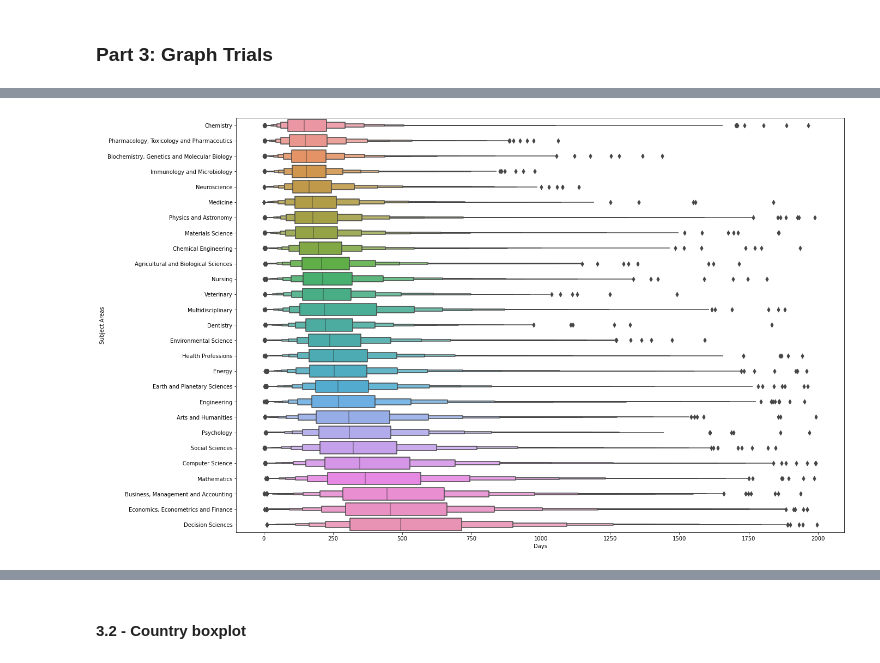
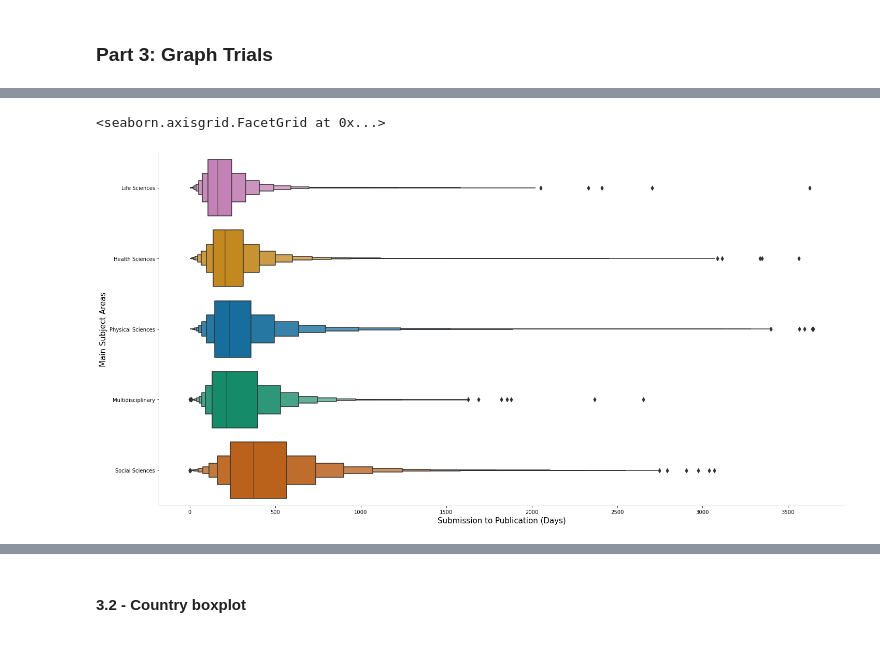
Before and after one commit to Oz-like-the-Wizard/Investigating-the-delay-times-in-academic-publishing, a Jupyter notebook: part8b_main_analysis.ipynb, the cells around one changed output, grey strips where cells are left out. Cells and saved outputs as stored; diff of their text form; code cells hidden in the pictures.

```diff
--- a/part8b_main_analysis.ipynb
+++ b/part8b_main_analysis.ipynb
@@ -506,7 +509,7 @@ len(q1_date_df[q1_date_df.time_delta > timedelta(days = 3650)])
 # %% [output]
 59
 # %%
-q1_date_df = q1_date_df[q1_date_df.time_delta < timedelta(days = 3650)]
+q1_date_df = q1_date_df[q1_date_df.time_delta < 3650]
 # %% [markdown]
 ### Part 3: Graph Trials
 # %% [markdown]
@@ -513,0 +545,9 @@ q1_date_df = q1_date_df[q1_date_df.time_delta < timedelta(days = 3650)]
+# %%
+q1_date_df["Chosen_Main_SA"] = q1_date_df.Chosen_SA.map(sa_class_dict)
+# %%
+my_sa_main_pal = {'Physical Sciences':sns.color_palette("colorblind",5)[0],
+    'Multidisciplinary': sns.color_palette("colorblind",5)[2],
+    'Health Sciences': sns.color_palette("colorblind",5)[1],
+    'Social Sciences': sns.color_palette("colorblind",5)[3],
+    'Life Sciences': sns.color_palette("colorblind",5)[4]
+}
@@ -514,2 +583,8 @@ q1_date_df = q1_date_df[q1_date_df.time_delta < timedelta(days = 3650)]
+# %%
+sa_main_order =['Life Sciences',
+'Health Sciences',
+'Physical Sciences',
+'Multidisciplinary',
+'Social Sciences']
 # %%
 sa_order = q1_date_df.groupby("Chosen_SA")["time_delta"].median().sort_values().index.to_list()
@@ -528,12 +591,12 @@ plt.show()
-# %%
-f, ax = plt.subplots(1,1, figsize=(20,14))
-
-sns.color_palette()
-ax = sns.boxenplot(data=q1_date_df[q1_date_df.time_delta < 2000], x="time_delta", y="Chosen_SA", order=sa_order)
-
-ax.set_xlabel("Days")
-ax.set_ylabel("Subject Areas")
-
-plt.show()
-# %% [output]
-[figure, removed]
+# %%
+g = sns.catplot(
+    data=q1_date_df, x='time_delta', y='Chosen_Main_SA',
+    kind='boxen', height=10, aspect= 2,
+    order=sa_main_order, palette = my_sa_main_pal
+)
+g.set_xlabels("Submission to Publication (Days)", fontsize=15)
+g.set_ylabels("Main Subject Areas", fontsize=15)
+g.despine()
+# %% [output]
+<seaborn.axisgrid.FacetGrid at 0x...>
+[figure, added]
```
Also changed, not shown: parts of 40 cells of this notebook, 20 other files.
